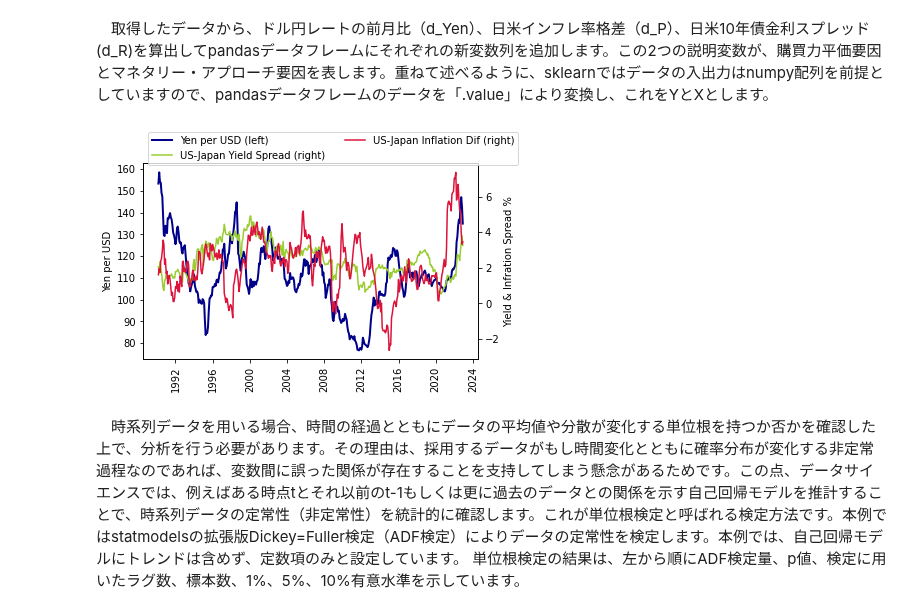
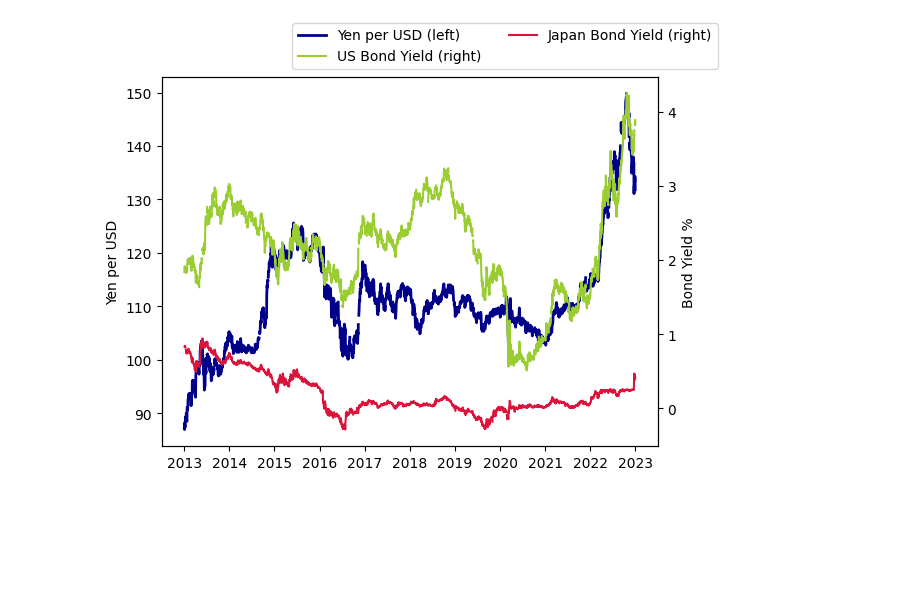
Before and after one commit to nagamamo/financial_data_science, a Jupyter notebook: 9_2_fx_asset_approach.ipynb, the cells around one changed output. Cells and saved outputs as stored; diff of their text form; code cells hidden in the pictures; blank space fills up the shorter version.

```diff
--- a/9_2_fx_asset_approach.ipynb
+++ b/9_2_fx_asset_approach.ipynb
@@ -29,8 +20,13 @@ from sklearn.metrics import mean_squared_error #平均二乗誤差による評
-# %%
-#[4]データの取得
-url = "https://github.com/nagamamo/data/blob/main/9_2_fx_market_data.csv?raw=true"#Git-hubからCSVデータの入手
-data = pd.read_csv(url)#データフレームの作成
-data["Date"] = pd.to_datetime(data["Date"]) #日時をインデックスの変換のためdatetimeへ変換
-US_Japan = data.set_index("Date")#日時をインデックスへ変換
-# %% [markdown]
-　取得したデータから、ドル円レートの前月比（d_Yen）、日米インフレ率格差（d_P）、日米10年債金利スプレッド(d_R)を算出してpandasデータフレームにそれぞれの新変数列を追加します。この2つの説明変数が、購買力平価要因とマネタリー・アプローチ要因を表します。重ねて述べるように、sklearnではデータの入出力はnumpy配列を前提としていますので、pandasデータフレームのデータを「.value」により変換し、これをYとXとします。
+# %%
+#[4]為替レートデータの取得
+USDJPY=data.DataReader('DEXJPUS','fred',start="2013-01-01",end="2022-12-31")
+USDJPY.reset_index(inplace=True) #データフレーム統合のため変数名リセット
+USDJPY2 = USDJPY.rename(columns={'DATE': 'Date','DEXJPUS': 'Yen'}) #新変数名定義
+# %%
+#[5]金利データの取得
+tickers=['10USY.B','10JPY.B']
+#df=data.data.DataReader(symbols=symbols,start='01/01/13',end='12/31/22').read().sort_values(by='Date',ascending=True)
+df=data.DataReader(tickers,'stooq',start='01/01/13',end='12/31/22').sort_values(by='Date',ascending=True)
+all_df = df['Close'] #日次終値をデータフレームに定義
+all_df.reset_index(inplace=True)#データフレーム統合のため変数名リセット
+all_df2 = all_df.rename(columns={'Date': 'Date','10USY.B': '10USB','10JPY.B': '10JPB'})#新変数名定義
@@ -36,0 +38,18 @@ US_Japan = data.set_index("Date")#日時をインデックスへ変換
+# %%
+#[7]データの可視化
+fig = plt.figure()
+ax1 = fig.subplots()
+ax2 = ax1.twinx()
+#ax1.plot(US_Japan['Date'], US_Japan['Yen'], lw=2, color="darkblue",label="Yen per USD (left)")
+#ax2.plot(US_Japan['Date'], US_Japan['10USB'], c="yellowgreen",label="US Bond Yield (right)")
+#ax2.plot(US_Japan['Date'], US_Japan['10JPB'], c="crimson",label="Japan Bond Yield (right)")
+ax1.plot(US_Japan['Yen'], lw=2, color="darkblue",label="Yen per USD (left)")
+ax2.plot(US_Japan['10USB'], c="yellowgreen",label="US Bond Yield (right)")
+ax2.plot(US_Japan['10JPB'], c="crimson",label="Japan Bond Yield (right)")
+plt.ylabel('Yen per USD')
+ax1.set_ylabel('Yen per USD')
+ax2.set_ylabel('Bond Yield %')
+fig.legend(ncol=2)
+plt.show()
+# %% [output]
+[figure, added]
@@ -45,20 +65 @@ X=US_Japan[['d_R','d_P']].values #説明変数の定義と配列変更
-# %%
-#[6]データの可視化
-fig = plt.figure()
-ax1 = fig.subplots()
-ax2 = ax1.twinx()
-ax1.plot(US_Japan['Yen'], lw=2, color="darkblue",label="Yen per USD (left)")
-ax2.plot(US_Japan['d_R'], c="yellowgreen",label="US-Japan Yield Spread (right)")
-ax2.plot(US_Japan['d_P'], c="crimson",label="US-Japan Inflation Dif (right)")
-fig.autofmt_xdate(rotation=90, ha="center")
-plt.ylabel('Yen per USD')
-ax1.set_ylabel('Yen per USD')
-ax2.set_ylabel('Yield & Infration Spread %')
-fig.legend(ncol=2)
-plt.show()
-# %% [output]
-[figure, removed]
-# %% [markdown]
-　時系列データを用いる場合、時間の経過とともにデータの平均値や分散が変化する単位根を持つか否かを確認した上で、分析を行う必要があります。その理由は、採用するデータがもし時間変化とともに確率分布が変化する非定常過程なのであれば、変数間に誤った関係が存在することを支持してしまう懸念があるためです。この点、データサイエンスでは、例えばある時点tとそれ以前のt-1もしくは更に過去のデータとの関係を示す自己回帰モデルを推計することで、時系列データの定常性（非定常性）を統計的に確認します。これが単位根検定と呼ばれる検定方法です。本例ではstatmodelsの拡張版Dickey=Fuller検定（ADF検定）によりデータの定常性を検定します。本例では、自己回帰モデルにトレンドは含めず、定数項のみと設定しています。
-単位根検定の結果は、左から順にADF検定量、p値、検定に用いたラグ数、標本数、1%、5%、10%有意水準を示しています。
 # %%
```
Also changed, not shown: parts of 25 cells of this notebook.
